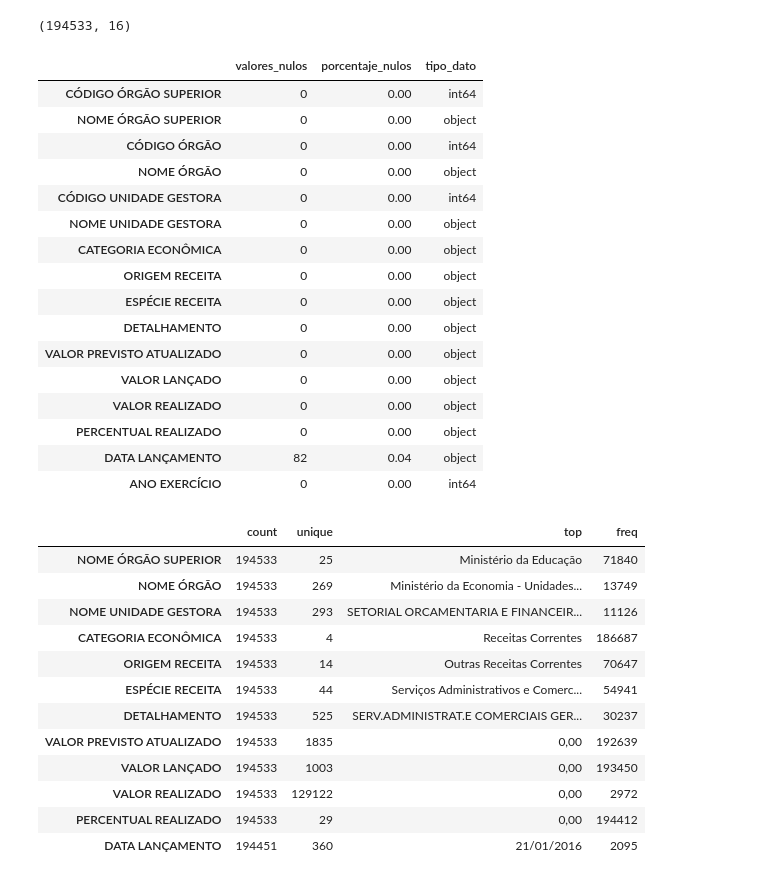
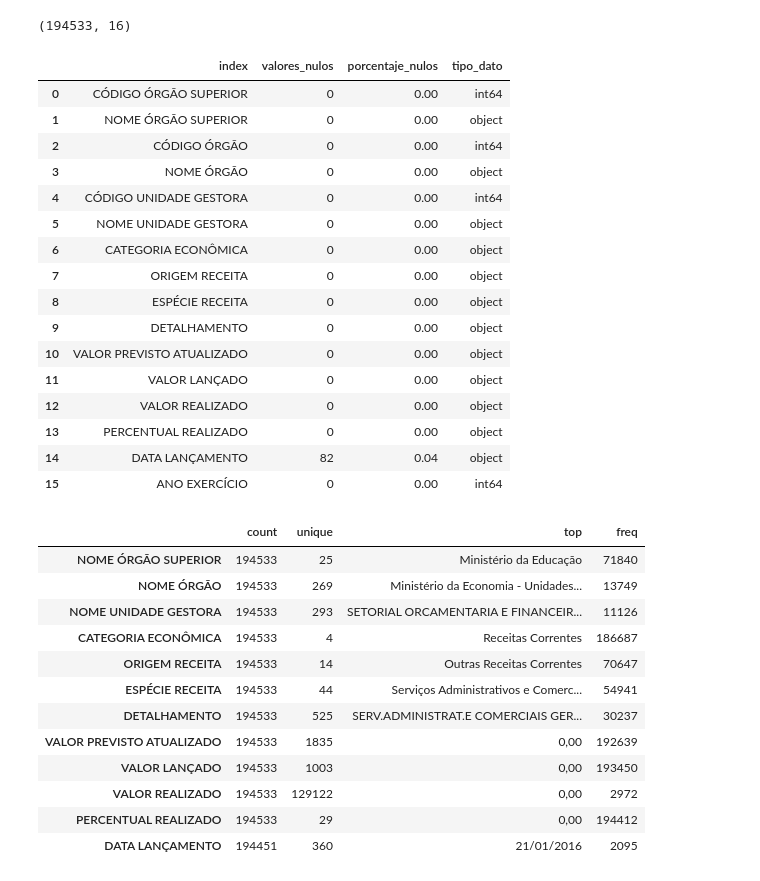
Before and after one commit to MartaM1206/Proyecto2-Insights-Brasil, a Jupyter notebook: Proyecto2.ipynb, the cells around one changed output. Cells and saved outputs as stored; diff of their text form; code cells hidden in the pictures.

```diff
--- a/Proyecto2.ipynb
+++ b/Proyecto2.ipynb
@@ -186,26 +181,27 @@ df_2015.describe(include="O").T
 df_2016.shape
 # %% [output]
 (194533, 16)
-# %%
-reporte(df_2016)
-# %% [output]
-|  | valores_nulos | porcentaje_nulos | tipo_dato |
-| CÓDIGO ÓRGÃO SUPERIOR | 0 | 0.00 | int64 |
-| NOME ÓRGÃO SUPERIOR | 0 | 0.00 | object |
-| CÓDIGO ÓRGÃO | 0 | 0.00 | int64 |
-| NOME ÓRGÃO | 0 | 0.00 | object |
-| CÓDIGO UNIDADE GESTORA | 0 | 0.00 | int64 |
-| NOME UNIDADE GESTORA | 0 | 0.00 | object |
-| CATEGORIA ECONÔMICA | 0 | 0.00 | object |
-| ORIGEM RECEITA | 0 | 0.00 | object |
-| ESPÉCIE RECEITA | 0 | 0.00 | object |
-| DETALHAMENTO | 0 | 0.00 | object |
-| VALOR PREVISTO ATUALIZADO | 0 | 0.00 | object |
-| VALOR LANÇADO | 0 | 0.00 | object |
-| VALOR REALIZADO | 0 | 0.00 | object |
-| PERCENTUAL REALIZADO | 0 | 0.00 | object |
-| DATA LANÇAMENTO | 82 | 0.04 | object |
-| ANO EXERCÍCIO | 0 | 0.00 | int64 |
+# %%
+reporte_2016 =sl.reporte(df_2016)
+reporte_2016
+# %% [output]
+|  | index | valores_nulos | porcentaje_nulos | tipo_dato |
+| 0 | CÓDIGO ÓRGÃO SUPERIOR | 0 | 0.00 | int64 |
+| 1 | NOME ÓRGÃO SUPERIOR | 0 | 0.00 | object |
+| 2 | CÓDIGO ÓRGÃO | 0 | 0.00 | int64 |
+| 3 | NOME ÓRGÃO | 0 | 0.00 | object |
+| 4 | CÓDIGO UNIDADE GESTORA | 0 | 0.00 | int64 |
+| 5 | NOME UNIDADE GESTORA | 0 | 0.00 | object |
+| 6 | CATEGORIA ECONÔMICA | 0 | 0.00 | object |
+| 7 | ORIGEM RECEITA | 0 | 0.00 | object |
+| 8 | ESPÉCIE RECEITA | 0 | 0.00 | object |
+| 9 | DETALHAMENTO | 0 | 0.00 | object |
+| 10 | VALOR PREVISTO ATUALIZADO | 0 | 0.00 | object |
+| 11 | VALOR LANÇADO | 0 | 0.00 | object |
+| 12 | VALOR REALIZADO | 0 | 0.00 | object |
+| 13 | PERCENTUAL REALIZADO | 0 | 0.00 | object |
+| 14 | DATA LANÇAMENTO | 82 | 0.04 | object |
+| 15 | ANO EXERCÍCIO | 0 | 0.00 | int64 |
 # %%
 df_2016.describe(include="O").T
 # %% [output]
```
Also changed, not shown: parts of 40 cells of this notebook, 1 other file.
